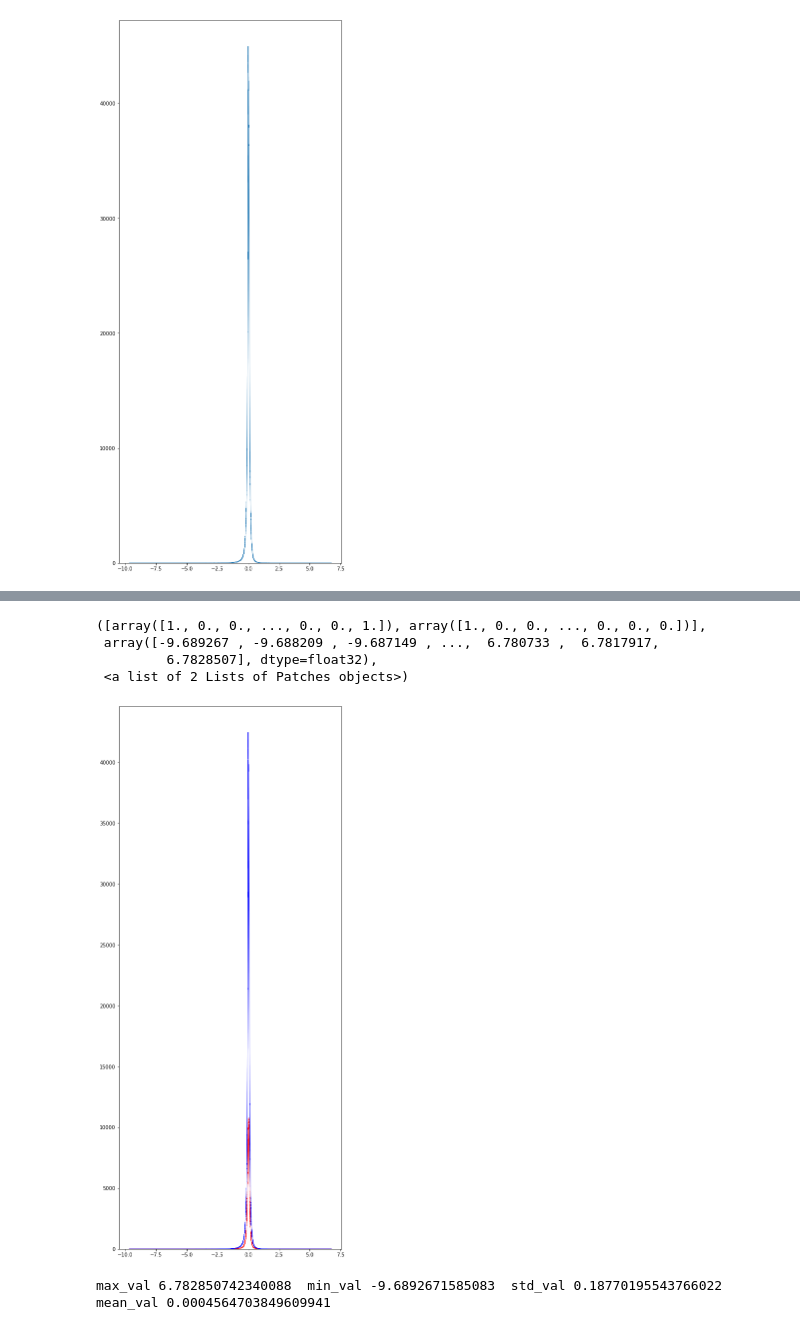
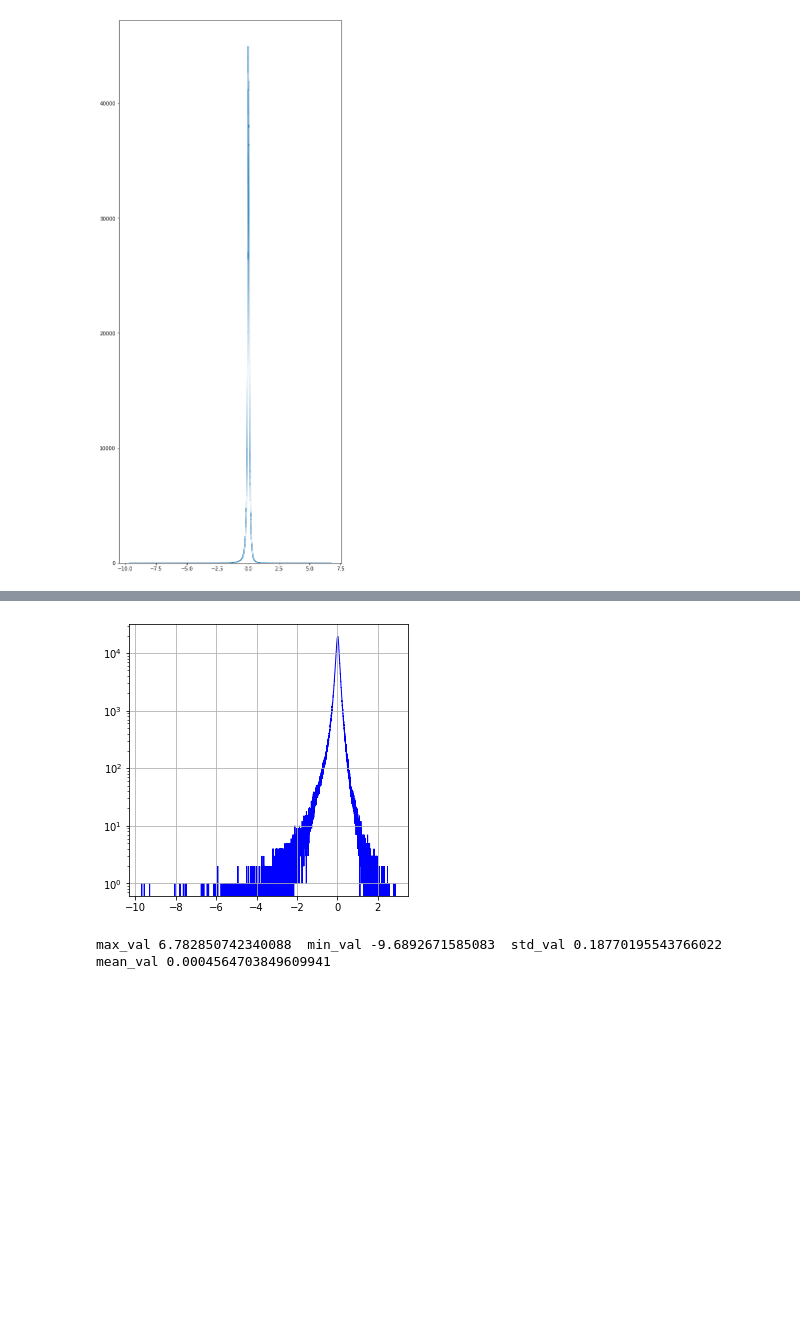
Before and after one commit to rishabh135/climate_stylegan, a Jupyter notebook: jupyter_notebooks/exploring_climate_data.ipynb, the cells around one changed output, grey strips where cells are left out. Saved outputs shown, nothing was run; the diff lists cells and outputs as text; code cells hidden in the pictures; blank space fills up the shorter version.

```diff
--- a/jupyter_notebooks/exploring_climate_data.ipynb
+++ b/jupyter_notebooks/exploring_climate_data.ipynb
@@ -102,11 +110,12 @@ print(data.shape)
-# %%
-plt.hist([original_data.flatten(), data.flatten()], bins='fd', color=['b', 'r'], histtype='step')
-# %% [output]
-([array([1., 0., 0., ..., 0., 0., 1.]), array([1., 0., 0., ..., 0., 0., 0.])],
- array([-9.689267 , -9.688209 , -9.687149 , ...,  6.780733 ,  6.7817917,
-         6.7828507], dtype=float32),
- <a list of 2 Lists of Patches objects>)
-[figure, removed]
+# %%
+from matplotlib import pyplot as plt
+%matplotlib inline
+plt.rcParams['figure.figsize'] = (5, 5)
+plt.hist( data.flatten(), bins='fd', color='b', histtype='step')
+plt.yscale('log', nonposy='clip')
+plt.grid(True)
+# %% [output]
+[figure, added]
 # %%
 max_val, min_val, std_val, mean_val = data.max(), data.min(), data.std(), data.mean()
 # %%
```
Also changed, not shown: parts of 7 cells of this notebook, 38 other files.
